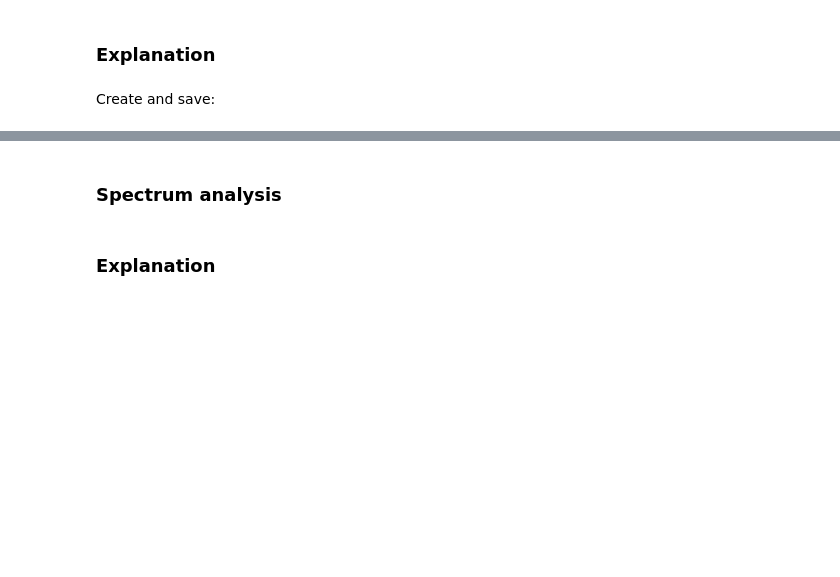
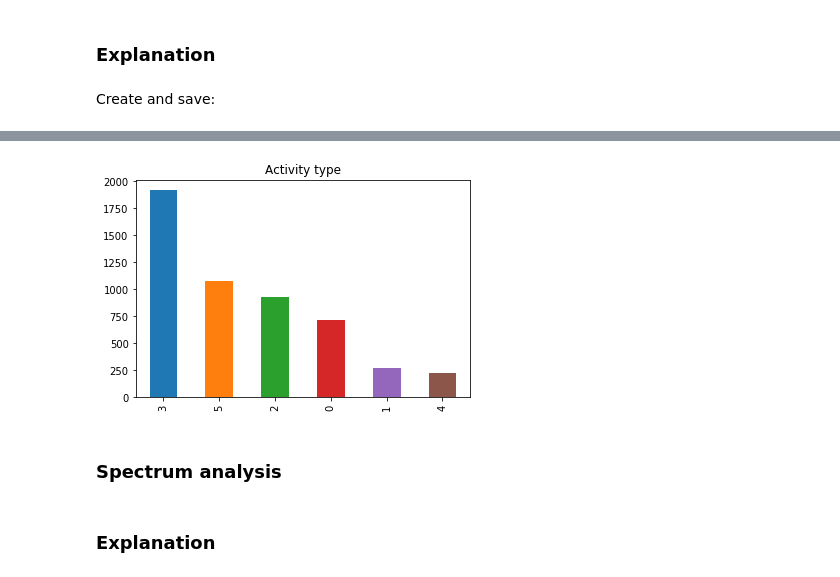
Before and after one commit to Intelligent-Systems-Phystech/2019-Project-8, a Jupyter notebook: code/Basic_code.ipynb, the cells around one changed output, grey strips where cells are left out. Drawn from its saved outputs; the diff is of its cells as text; code cells hidden in the pictures; blank space fills up the shorter version.

```diff
--- a/code/Basic_code.ipynb
+++ b/code/Basic_code.ipynb
@@ -213,3 +228,7 @@ df_ar_wisdm.to_csv("../data/features/ar_wisdm.csv", index=False)
+# %%
+activity_type_sampled = df_ar_wisdm_sampled['activity'].value_counts().plot(kind='bar', title='Activity type')
+# %% [output]
+[figure, added]
 # %% [markdown]
 ### Spectrum analysis
 # %% [markdown]
```
Also changed, not shown: parts of 36 cells of this notebook.
